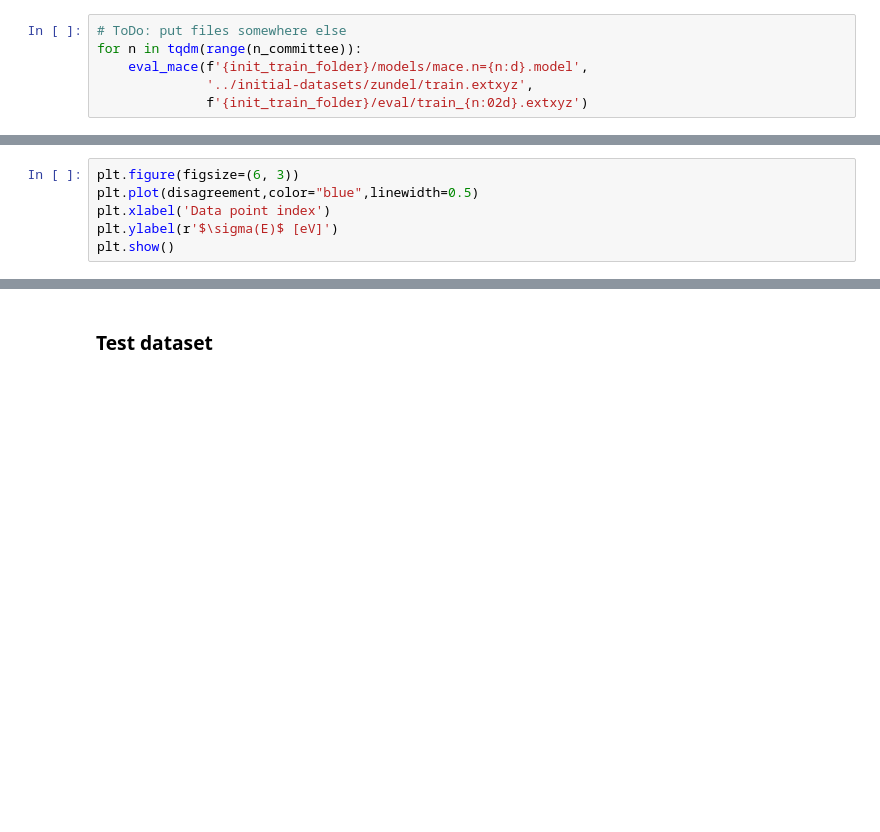
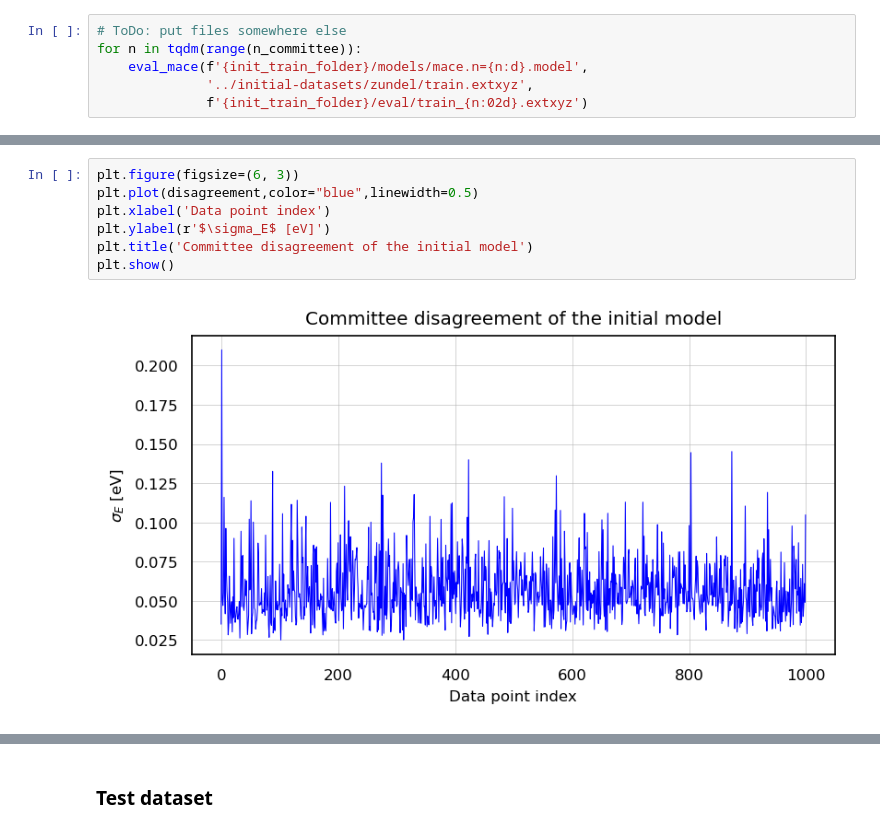
Before and after one commit to sabia-group/AL-tutorial, a Jupyter notebook: notebooks/tutorial.ipynb, the cells around one changed output, grey strips where cells are left out. Drawn from its saved outputs; the diff is of its cells as text; blank space fills up the shorter version.

```diff
--- a/notebooks/tutorial.ipynb
+++ b/notebooks/tutorial.ipynb
@@ -177,9 +247,12 @@ plt.show()
 # %%
 plt.figure(figsize=(6, 3))
 plt.plot(disagreement,color="blue",linewidth=0.5)
 plt.xlabel('Data point index')
-plt.ylabel(r'$\sigma(E)$ [eV]')
+plt.ylabel(r'$\sigma_E$ [eV]')
+plt.title('Committee disagreement of the initial model')
 plt.show()
+# %% [output]
+[figure, added]
 # %% [markdown]
 # Select relevant training data via Query by Committee (QbC)
 
```
Also changed, not shown: parts of 26 cells of this notebook.
